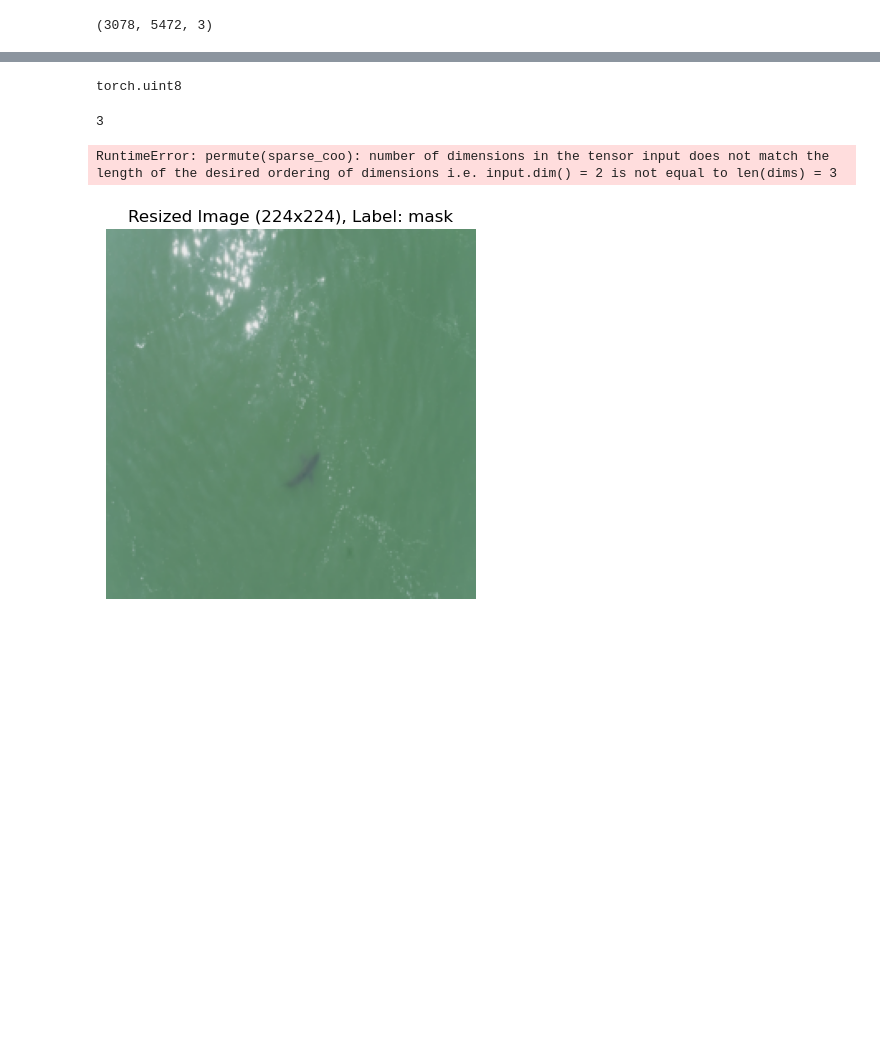
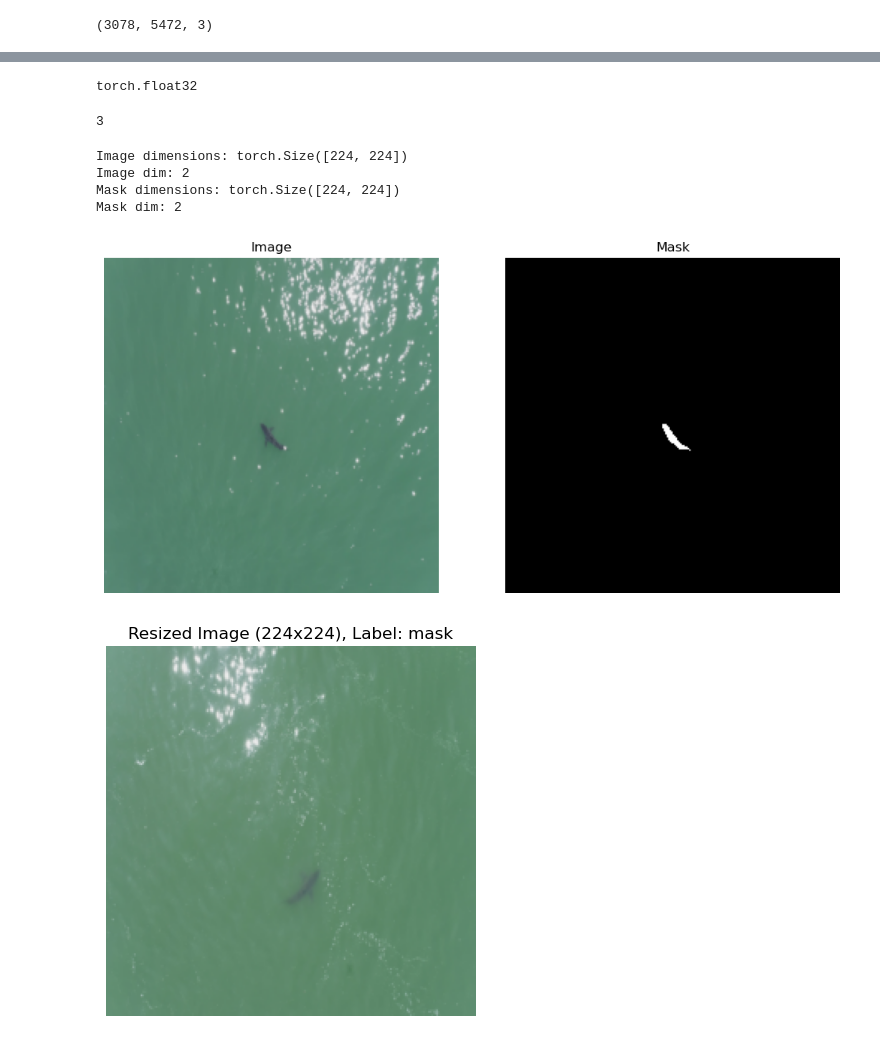
Before and after one commit to alexandradigiacomo/sharkbody_seg, a Jupyter notebook: notebooks/test_dataloader.ipynb, the cells around one changed output, grey strips where cells are left out. Saved outputs shown, nothing was run; the diff lists cells and outputs as text; code cells hidden in the pictures; blank space fills up the shorter version.

Commit message:
visualization of masks working

```diff
--- a/notebooks/test_dataloader.ipynb
+++ b/notebooks/test_dataloader.ipynb
@@ -61,14 +61,13 @@ class SharkBody(Dataset): # from ct-classifier
         img = Image.open(image_path).convert('RGB')  # open image
         mask = self.data[idx]['mask'] # pull mask
 
+        print(f"Original Image size: {img.size}")  # Debugging step: print original size
+
+
         # transform: see lines 31ff above where we define our transformations
         img_tensor = self.transform(img)
         mask_tensor = self.transform(mask)
 
-        # convert axes
-        img_tensor = torch.moveaxis(img_tensor, -1, 0)
-        mask_tensor = mask_tensor.unsqueeze(0).type(torch.uint8)
-
         sample = dict(image=img_tensor, mask=mask_tensor)
 
         return sample
@@ -76,6 +75,6 @@ class SharkBody(Dataset): # from ct-classifier
 # Test each function
 # %%
 # instantiate shark body
-dataset = SharkBody(cfg, split='train')
+dataset = SharkBody(cfg, split='val')
 # %% [output]
 loading annotations into memory...
@@ -125,16 +143,60 @@ sample
 # %%
 sample["mask"].dtype
 # %% [output]
-torch.uint8
+torch.float32
 # %%
 sample['image'].dim()
 # %% [output]
 3
-# %%
-image = sample['image'][0]  # First image
-mask = sample['mask'][0]    # First mask
-# %% [output]
-RuntimeError: permute(sparse_coo): number of dimensions in the tensor input does not match the length of the desired ordering of dimensions i.e. input.dim() = 2 is not equal to len(dims) = 3
+# %%
+# Assuming sample['image'][0] and sample['mask'][0] are tensors
+image = sample['image'][0]  # First image
+mask = sample['mask'][0]    # First mask
+
+# Check the dimensions of the image
+print(f"Image dimensions: {image.shape if hasattr(image, 'shape') else image.size()}")  # For tensor or PIL image
+print(f"Image dim: {image.dim()}")  # For tensor objects
+
+# Check the dimensions of the mask
+print(f"Mask dimensions: {mask.shape if hasattr(mask, 'shape') else mask.size()}")  # For tensor or PIL image
+print(f"Mask dim: {mask.dim()}")  # For tensor objects
+# %% [output]
+Image dimensions: torch.Size([224, 224])
+Image dim: 2
+Mask dimensions: torch.Size([224, 224])
+Mask dim: 2
+# %%
+import matplotlib.pyplot as plt
+import numpy as np
+import torch
+
+# Assuming you already have `sample` from the dataset
+img_tensor = sample['image']  # Image tensor (C, H, W)
+mask_tensor = sample['mask']  # Mask tensor (1, H, W)
+
+# Convert the image tensor from (C, H, W) to (H, W, C) for display
+img_display = img_tensor.numpy().transpose(1, 2, 0)  # Convert to (H, W, C)
+
+# Convert the mask tensor to numpy and squeeze the channel dimension
+mask_display = mask_tensor.squeeze(0).numpy()  # Convert from (1, H, W) to (H, W)
+
+# Create the plot with 2 subplots (side by side)
+fig, axes = plt.subplots(1, 2, figsize=(12, 6))
+
+# Plot the image
+axes[0].imshow(img_display)
+axes[0].set_title("Image")
+axes[0].axis('off')  # Hide axes for a cleaner view
+
+# Plot the mask
+axes[1].imshow(mask_display, cmap='gray')  # Use 'gray' colormap for mask
+axes[1].set_title("Mask")
+axes[1].axis('off')  # Hide axes for a cleaner view
+
+# Show the plot
+plt.show()
+# %% [output]
+[figure, added]
 # %%
 plt.imshow(img_display) # display
 plt.title(f"Resized Image (224x224), Label: {label}")
```
Also changed, not shown: parts of 4 cells of this notebook.
